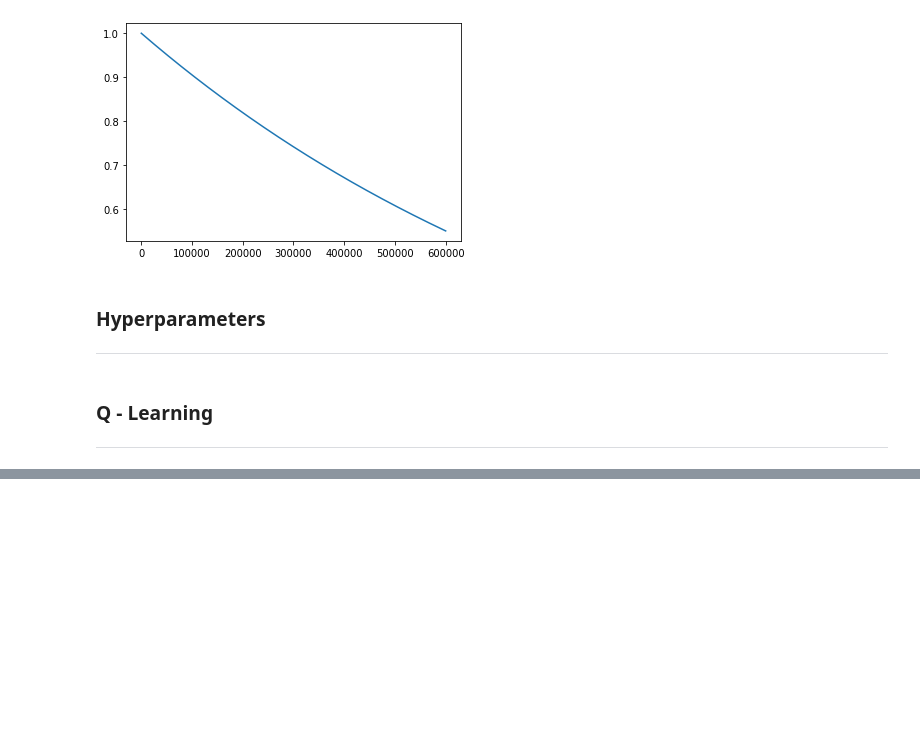
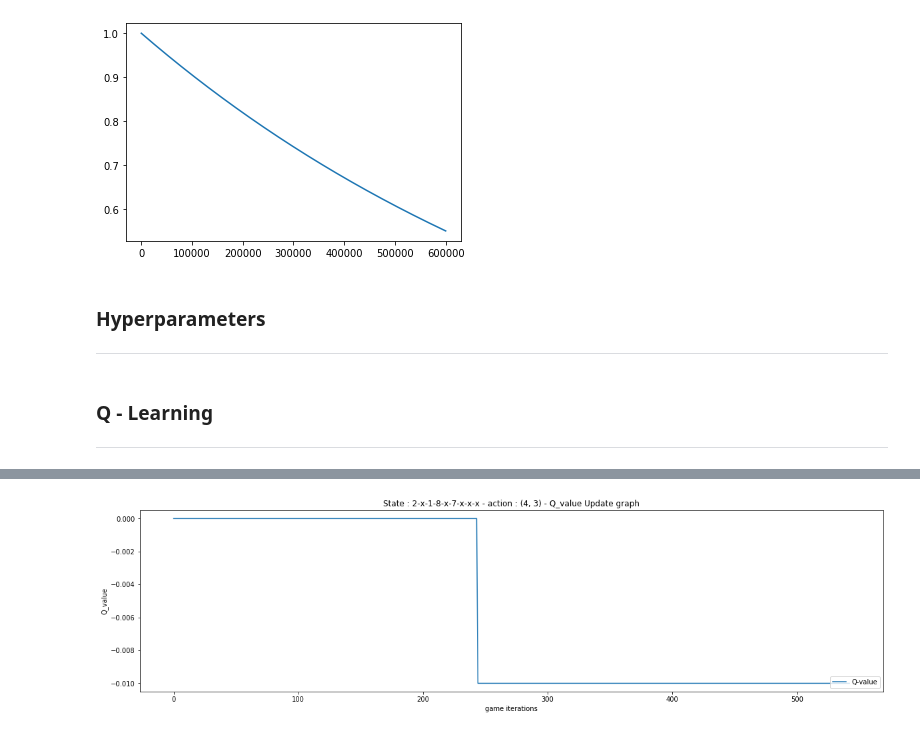
Before and after one commit to dhrubach/rl-tic-tac-toe, a Jupyter notebook: tc_agent.ipynb, the cells around one changed output, grey strips where cells are left out. Cells and saved outputs as stored; diff of their text form; code cells hidden in the pictures; blank space fills up the shorter version.

```diff
--- a/tc_agent.ipynb
+++ b/tc_agent.ipynb
@@ -433,0 +501,4 @@ Number of tie games - 6
+# %%
+plot_q_val_convergence('2-x-1-8-x-7-x-x-x', (4, 3))
+# %% [output]
+[figure, added]
```
Also changed, not shown: parts of 10 cells of this notebook.
